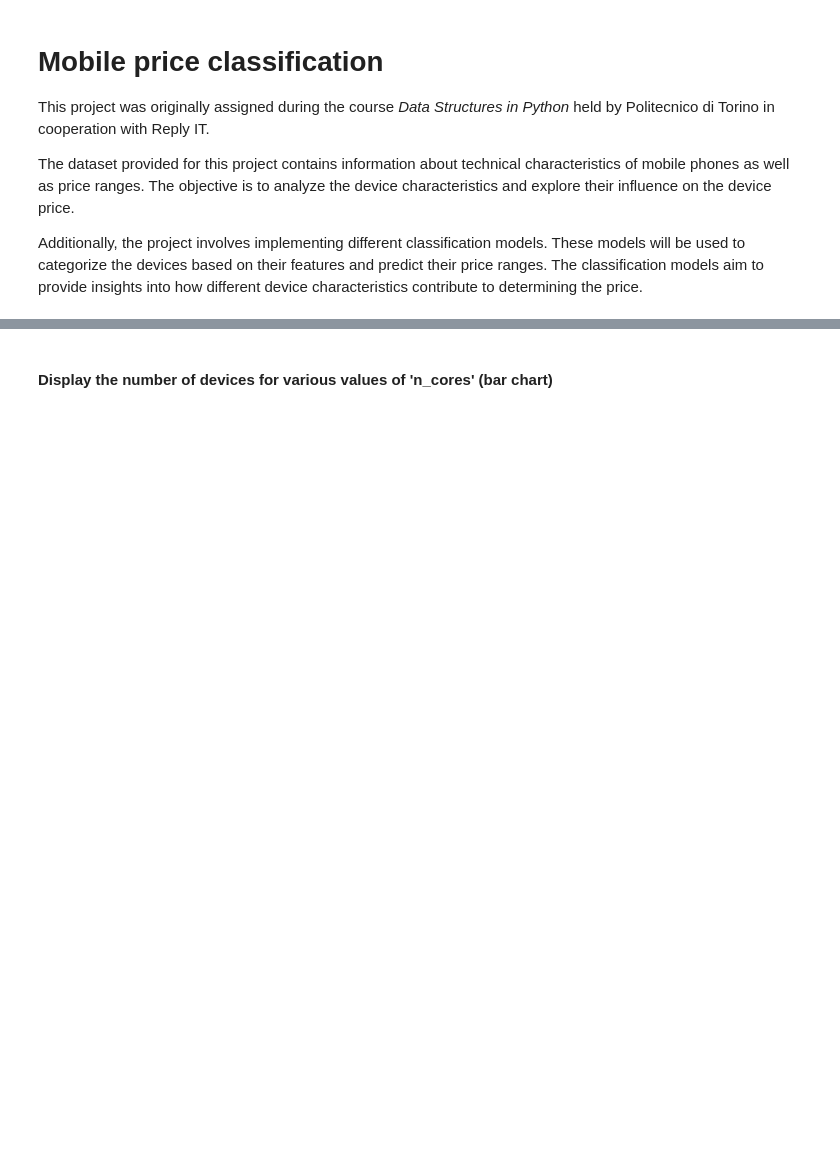
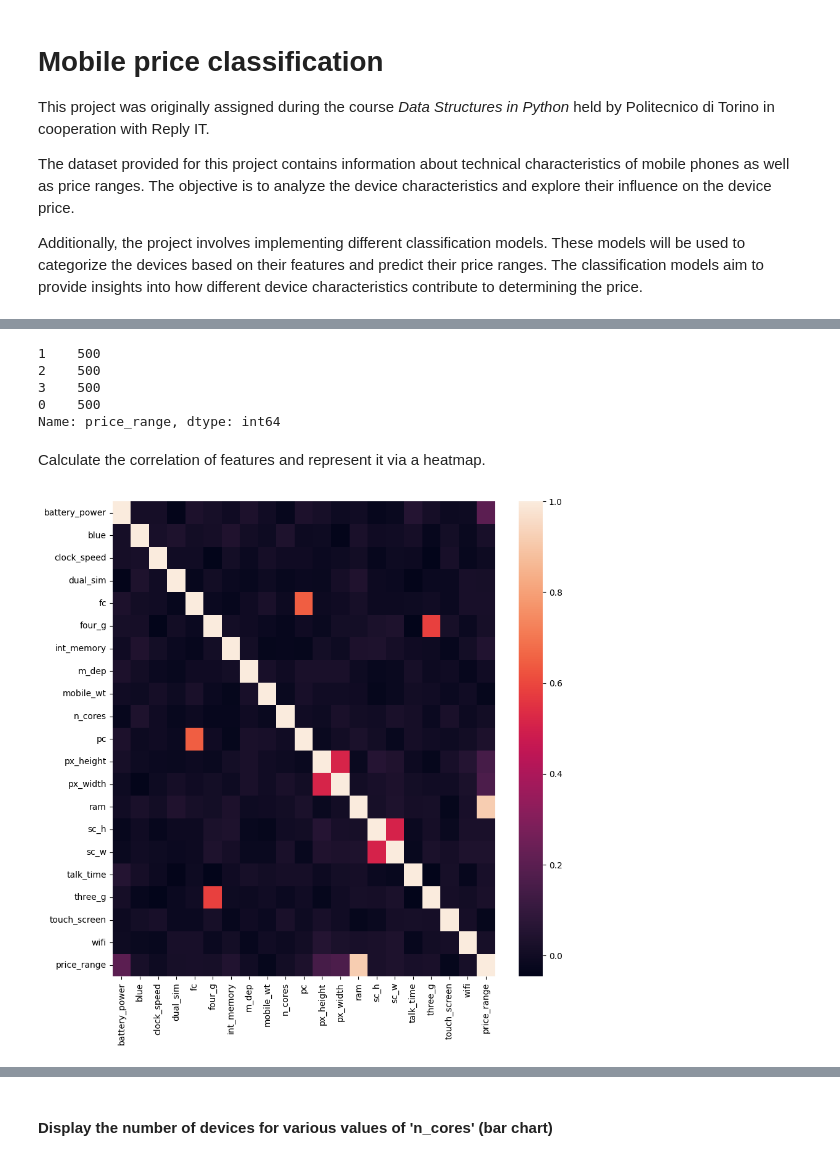
Before and after one commit to FabioNicotra/FabiosPortfolio, a Jupyter notebook: 02/temp_name.ipynb, the cells around one changed output, grey strips where cells are left out. Cells and saved outputs as stored; diff of their text form; code cells hidden in the pictures; blank space fills up the shorter version.

```diff
--- a/02/temp_name.ipynb
+++ b/02/temp_name.ipynb
@@ -209,0 +136,16 @@ plt.ylabel('fc');
+# %%
+train_df.price_range.value_counts()
+# %% [output]
+1    500
+2    500
+3    500
+0    500
+Name: price_range, dtype: int64
+# %% [markdown]
+Calculate the correlation of features and represent it via a heatmap.
+# %%
+corr_map = train_df.corr(method='pearson')
+plt.figure(figsize=(10, 10));
+sns.heatmap(corr_map);
+# %% [output]
+[figure, added]
```
Also changed, not shown: parts of 65 cells of this notebook.
